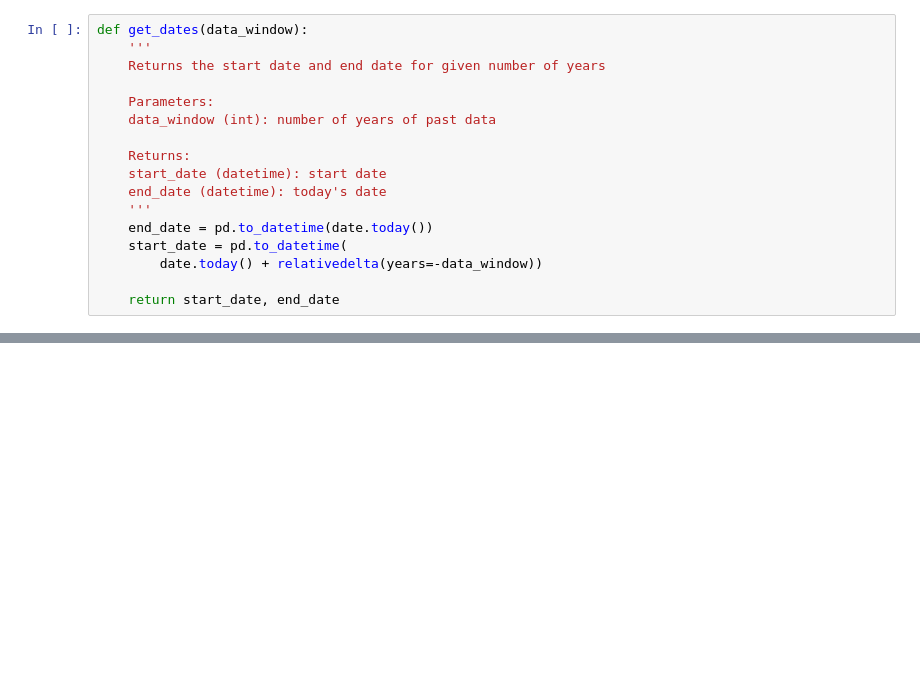
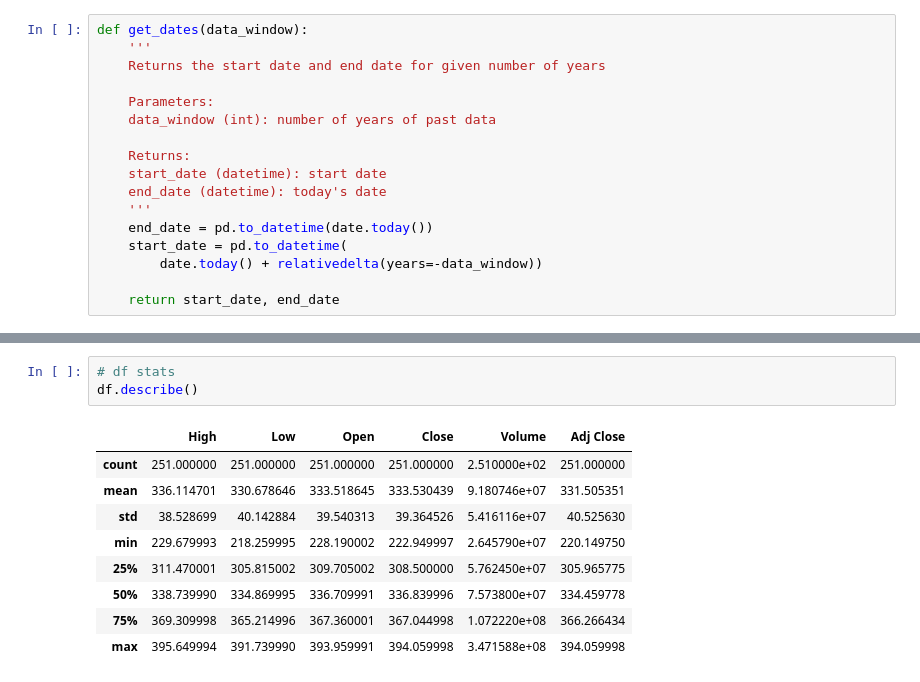
Before and after one commit to joshua-furtado/stock_price_indicator, a Jupyter notebook: notebooks/1_get_stock_data.ipynb, the cells around one changed output, grey strips where cells are left out. Saved outputs shown, nothing was run; the diff lists cells and outputs as text; blank space fills up the shorter version.

```diff
--- a/notebooks/1_get_stock_data.ipynb
+++ b/notebooks/1_get_stock_data.ipynb
@@ -65,0 +66,13 @@ df
+# %%
+# df stats
+df.describe()
+# %% [output]
+|  | High | Low | Open | Close | Volume | Adj Close |
+| count | 251.000000 | 251.000000 | 251.000000 | 251.000000 | 2.510000e+02 | 251.000000 |
+| mean | 336.114701 | 330.678646 | 333.518645 | 333.530439 | 9.180746e+07 | 331.505351 |
+| std | 38.528699 | 40.142884 | 39.540313 | 39.364526 | 5.416116e+07 | 40.525630 |
+| min | 229.679993 | 218.259995 | 228.190002 | 222.949997 | 2.645790e+07 | 220.149750 |
+| 25% | 311.470001 | 305.815002 | 309.705002 | 308.500000 | 5.762450e+07 | 305.965775 |
+| 50% | 338.739990 | 334.869995 | 336.709991 | 336.839996 | 7.573800e+07 | 334.459778 |
+| 75% | 369.309998 | 365.214996 | 367.360001 | 367.044998 | 1.072220e+08 | 366.266434 |
+| max | 395.649994 | 391.739990 | 393.959991 | 394.059998 | 3.471588e+08 | 394.059998 |
```
Also changed, not shown: parts of 5 cells of this notebook, 18 other files.
